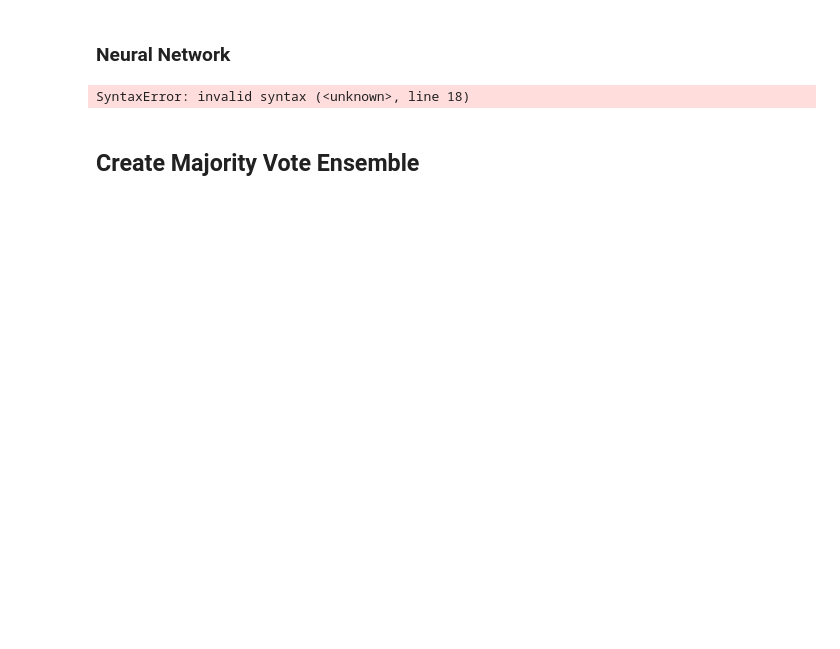
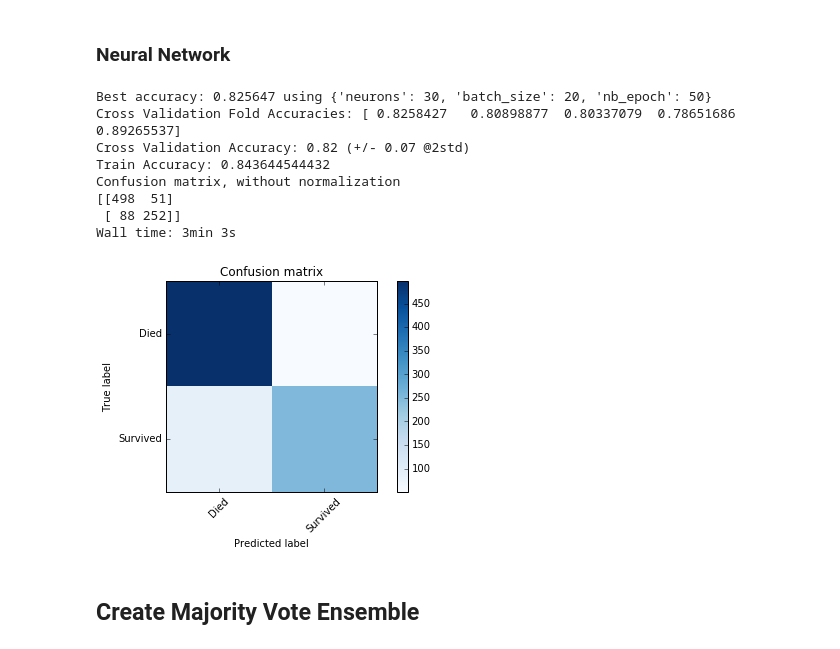
Before and after one commit to Statoil/KagglePlayground, a Jupyter notebook: Titanic/Python/Predict.ipynb, the cells around one changed output. Saved outputs shown, nothing was run; the diff lists cells and outputs as text; code cells hidden in the pictures; blank space fills up the shorter version.

```diff
--- a/Titanic/Python/Predict.ipynb
+++ b/Titanic/Python/Predict.ipynb
@@ -530,34 +546,42 @@ Wall time: 2min 2s
 # %%
 %%time
 
 # fix random seed for reproducibility
 seed = 7
 np.random.seed(seed)
 
 # baseline model
 def create_baseline(neurons=10):
     # create model
     model = Sequential()
-    model.add(Dense(neurons, input_dim=15, init='normal', activation='relu'))
+    model.add(Dense(neurons, input_dim=16, init='normal', activation='relu'))
     model.add(Dense(1, init='normal', activation='sigmoid'))
     # Compile model
     model.compile(loss='binary_crossentropy', optimizer='adam', metrics=['accuracy'])
     return model
 
 mlp_optimised = get_optimised_model(
     KerasClassifier(build_fn=create_baseline, batch_size=5, verbose=0), {
         'neurons': [10, 20, 30],
         'batch_size': [20], #10, 20, 40, 60, 80, 100],
         'nb_epoch': [50]}, #10, 50, 100]},
     X_train.as_matrix(), Y_train.as_matrix())
 #mlp_optimised = KNeighborsClassifier(n_neighbors = 3)
 
 fit_model(mlp_optimised, X_train.as_matrix(), Y_train.as_matrix())
 Y_predMLP = get_test_predictions(mlp_optimised, X_test.as_matrix())
 
 create_submission_file(test_df, Y_predMLP.reshape(-1), 'predictions_mlp.csv')
 # %% [output]
-SyntaxError: invalid syntax (<unknown>, line 18)
+Best accuracy: 0.825647 using {'neurons': 30, 'batch_size': 20, 'nb_epoch': 50}
+Cross Validation Fold Accuracies: [ 0.8258427   0.80898877  0.80337079  0.78651686  0.89265537]
+Cross Validation Accuracy: 0.82 (+/- 0.07 @2std)
+Train Accuracy: 0.843644544432
+Confusion matrix, without normalization
+[[498  51]
+ [ 88 252]]
+Wall time: 3min 3s
+[figure, added]
 # %% [markdown]
 ## Create Majority Vote Ensemble ##
 # %%
```
Also changed, not shown: parts of 19 cells of this notebook, 9 other files.
